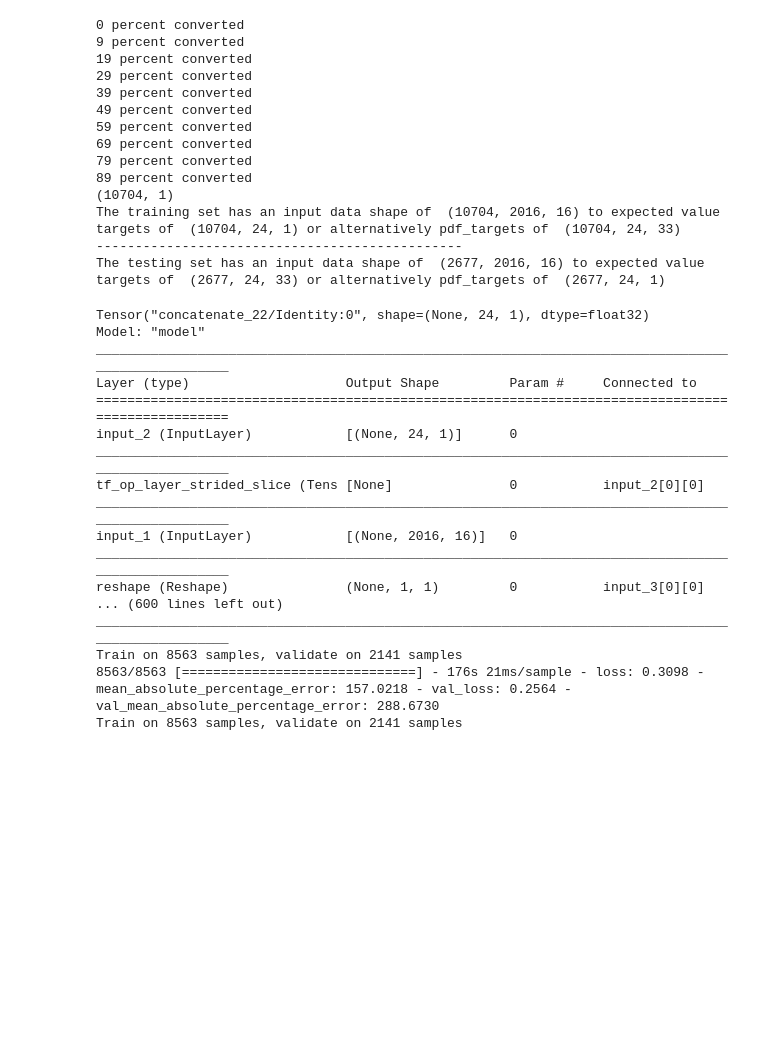
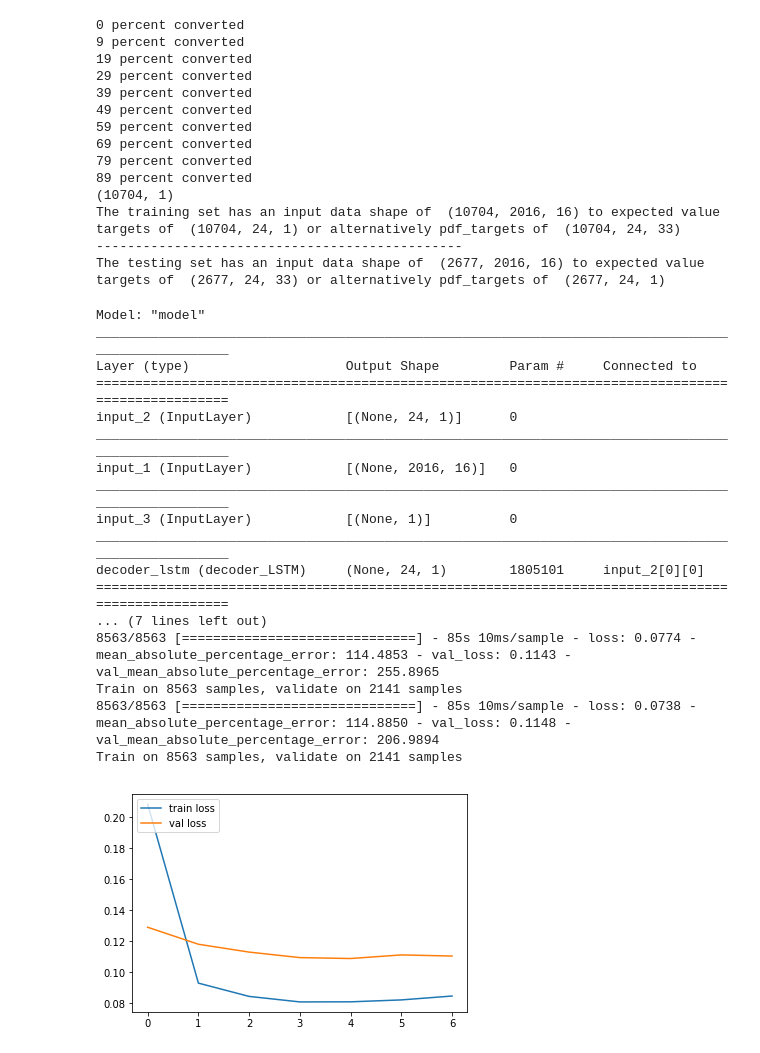
Before and after one commit to ElizavetaKharlova/seq2seq-solar-forecasting, a Jupyter notebook: Build Keras Encoder Decoder.ipynb, the cells around one changed output. Cells and saved outputs as stored; diff of their text form; code cells hidden in the pictures; blank space fills up the shorter version.

```diff
--- a/Build Keras Encoder Decoder.ipynb
+++ b/Build Keras Encoder Decoder.ipynb
@@ -201,9 +282,10 @@ import tensorflow as tf
 from tensorflow import keras
 keras.backend.clear_session() # make sure we are working clean
 
+train_E_D_model()
 
-E_D_layers = 2
-E_D_units = 600
+E_D_layers = 3
+E_D_units = 300
 out_shape = [ev_train.shape[1], ev_train.shape[2]]
 in_shape = [inp_train.shape[1], inp_train.shape[2]]
 model = build_model(E_D_layers, E_D_units, in_shape, out_shape) #get a E_D_model
@@ -216,35 +298,63 @@ model.compile(optimizer=optimizer, loss=loss, metrics=metrics) #compile, print s
 model.summary()
 
 #ToDo: insert loop that adjusts the blend_factor from 1 to 0 depending on how the validation loss develops
-for epoch in range(20):
+hist_loss = []
+hist_val_loss = []
+hist_metric = []
+hist_val_metric = []
+no_increase = 0
+epoch  = 0
+while no_increase < 6:
     history = model.fit(x=[inp_train, ev_teacher_train, blend_factor], #train for a given set of epochs, look at history
               y=ev_train,
               batch_size=32,
               epochs=1,
               validation_split=0.2)
     val_metric = history.history['val_mean_absolute_percentage_error']
+    val_loss = history.history['val_loss']
     if epoch == 0:
-        val_metric_before = val_metric
+        best_val_loss = val_loss
+        best_wts = model.get_weights()
 
-    if val_metric > val_metric_before:
-        blend_factor = 0.9*blend_factor
+    if best_val_loss > val_loss: #if we see no increase in performance, we adjust the blend factor and we increase the death counter
+        blend_factor = 0.85*blend_factor
+        no_increase += 1
+    else:
+        no_increase = 0 # reset the death counter
+        best_val_loss = val_loss
+        best_wts = model.get_weights()
 
-    val_metric_before = val_metric
+    epoch += 1
+
+    hist_loss.append(history.history['loss'])
+    hist_val_loss.append(history.history['val_loss'])
+    hist_metric.append(history.history['mean_absolute_percentage_error'])
+    hist_val_metric.append(history.history['val_mean_absolute_percentage_error'])
+model.set_weights(best_wts)
 # %% [output]
-Tensor("concatenate_22/Identity:0", shape=(None, 24, 1), dtype=float32)
 Model: "model"
 __________________________________________________________________________________________________
 Layer (type)                    Output Shape         Param #     Connected to
 ==================================================================================================
 input_2 (InputLayer)            [(None, 24, 1)]      0
 __________________________________________________________________________________________________
-tf_op_layer_strided_slice (Tens [None]               0           input_2[0][0]
-__________________________________________________________________________________________________
 input_1 (InputLayer)            [(None, 2016, 16)]   0
 __________________________________________________________________________________________________
-reshape (Reshape)               (None, 1, 1)         0           input_3[0][0]
-... (600 lines left out)
+input_3 (InputLayer)            [(None, 1)]          0
 __________________________________________________________________________________________________
+decoder_lstm (decoder_LSTM)     (None, 24, 1)        1805101     input_2[0][0]
+==================================================================================================
+... (7 lines left out)
+8563/8563 [==============================] - 85s 10ms/sample - loss: 0.0774 - mean_absolute_percentage_error: 114.4853 - val_loss: 0.1143 - val_mean_absolute_percentage_error: 255.8965
 Train on 8563 samples, validate on 2141 samples
-8563/8563 [==============================] - 176s 21ms/sample - loss: 0.3098 - mean_absolute_percentage_error: 157.0218 - val_loss: 0.2564 - val_mean_absolute_percentage_error: 288.6730
+8563/8563 [==============================] - 85s 10ms/sample - loss: 0.0738 - mean_absolute_percentage_error: 114.8850 - val_loss: 0.1148 - val_mean_absolute_percentage_error: 206.9894
 Train on 8563 samples, validate on 2141 samples
+# %%
+import pylab
+
+pylab.plot(hist_loss, label="train loss")
+pylab.plot(hist_val_loss, label="val loss")
+pylab.legend(loc='upper left')
+pylab.show()
+# %% [output]
+[figure, added]
```
Also changed, not shown: parts of 7 cells of this notebook.
